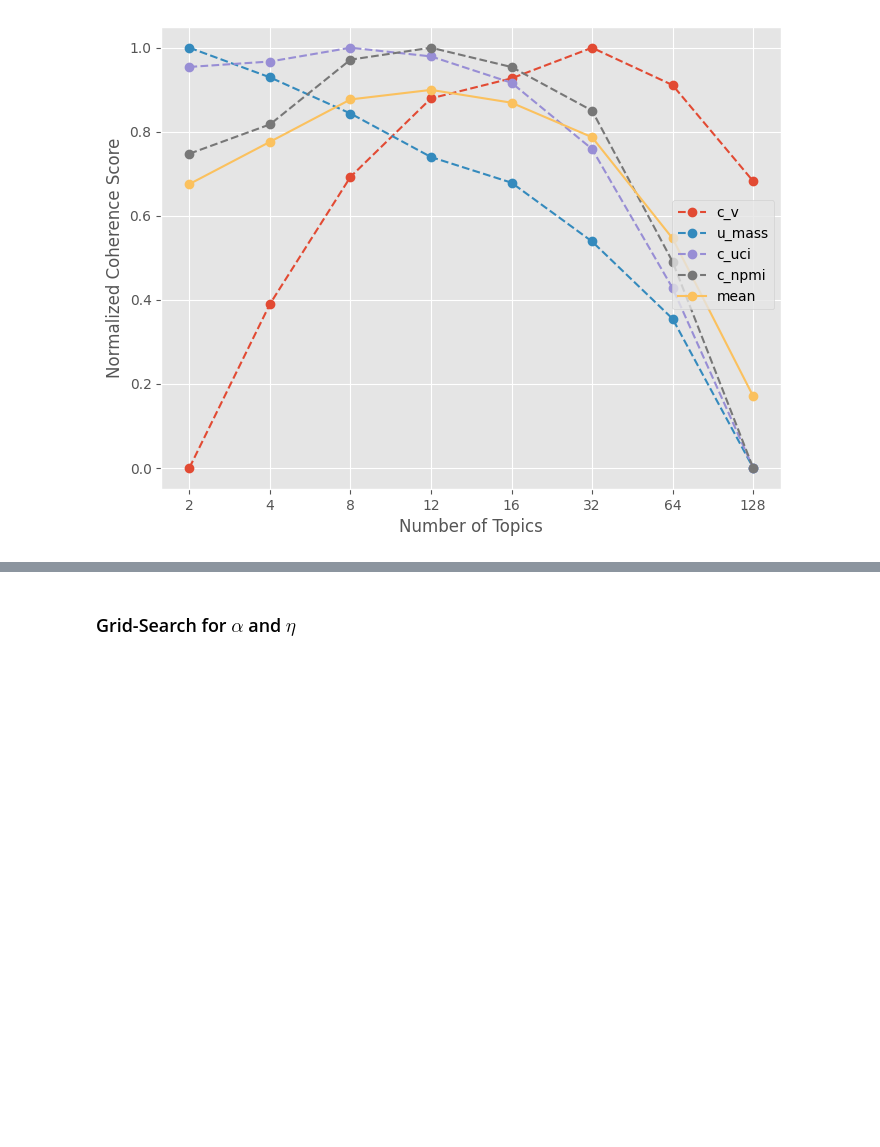
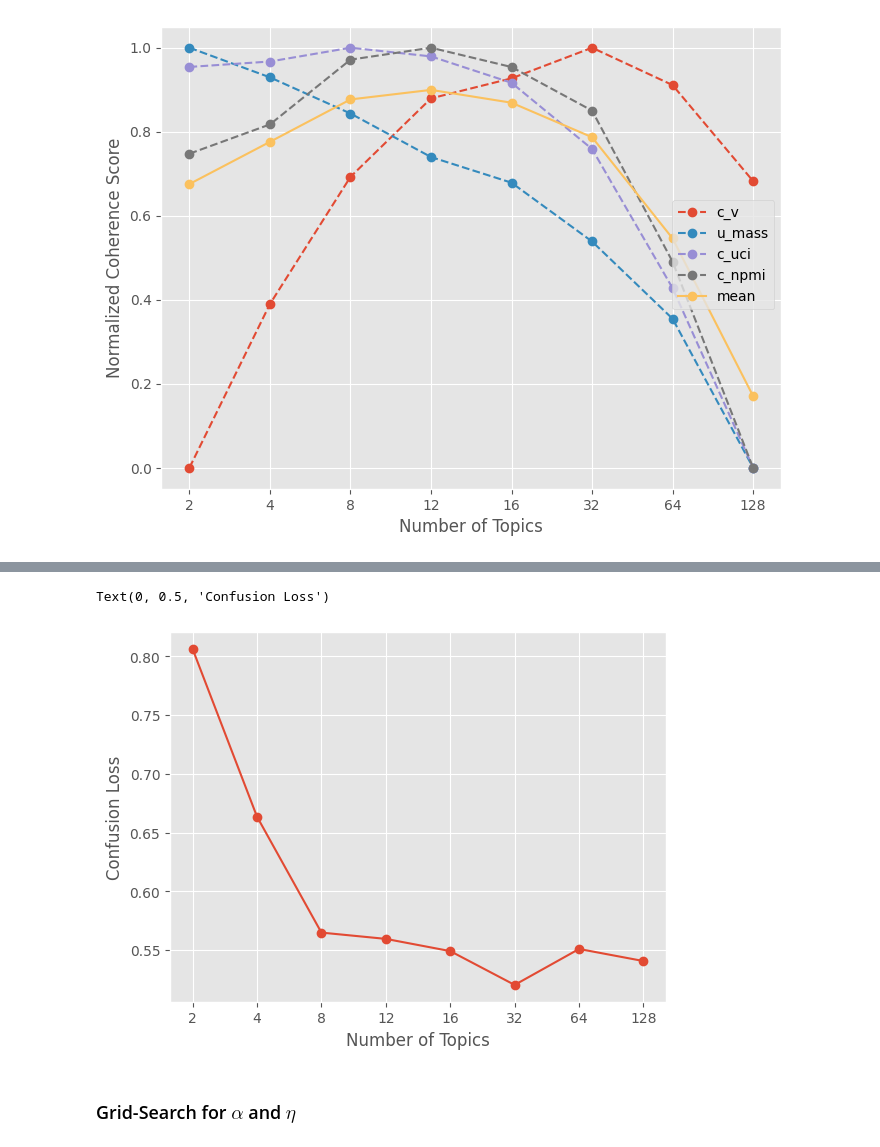
Before and after one commit to DanielMatter/topic-modeling, a Jupyter notebook: course/LDA-03-Training.ipynb, the cells around one changed output, grey strips where cells are left out. Saved outputs shown, nothing was run; the diff lists cells and outputs as text; code cells hidden in the pictures; blank space fills up the shorter version.

```diff
--- a/course/LDA-03-Training.ipynb
+++ b/course/LDA-03-Training.ipynb
@@ -310,3 +318,15 @@ for ax, nr in zip(axs, tqdm(number_of_topics, ncols=100)):
+# %%
+from helper.ConfusionLoss import confusion_loss
+
+scores = [confusion_loss(conf) for conf in conf_matricies]
+plt.plot(scores, marker='o')
+plt.xticks(range(len(number_of_topics)), [str(K) for K in number_of_topics])
+
+plt.xlabel("Number of Topics")
+plt.ylabel("Confusion Loss")
+# %% [output]
+Text(0, 0.5, 'Confusion Loss')
+[figure, added]
 # %% [markdown]
 ### Grid-Search for $\alpha$ and $\eta$
 # %% [markdown]
```
Also changed, not shown: parts of 6 cells of this notebook, 7 other files.
